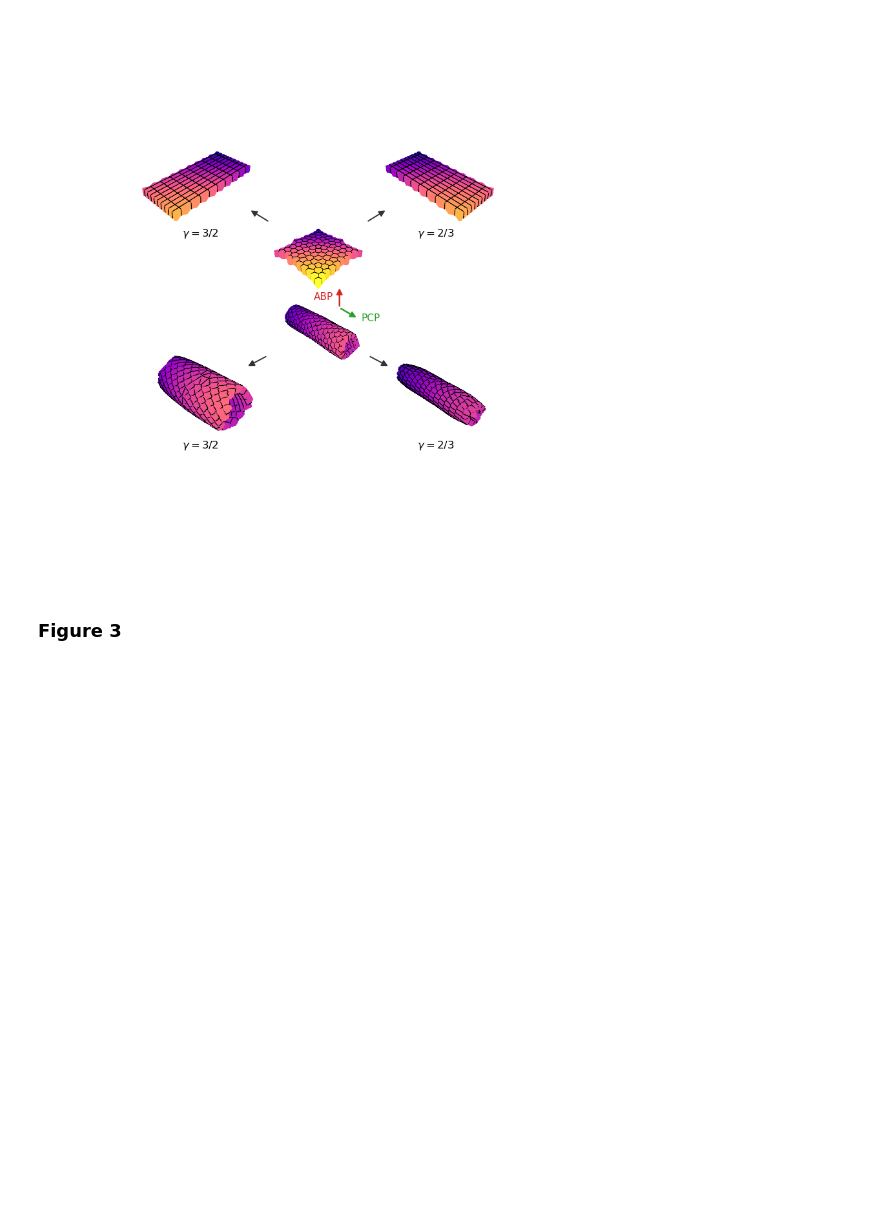
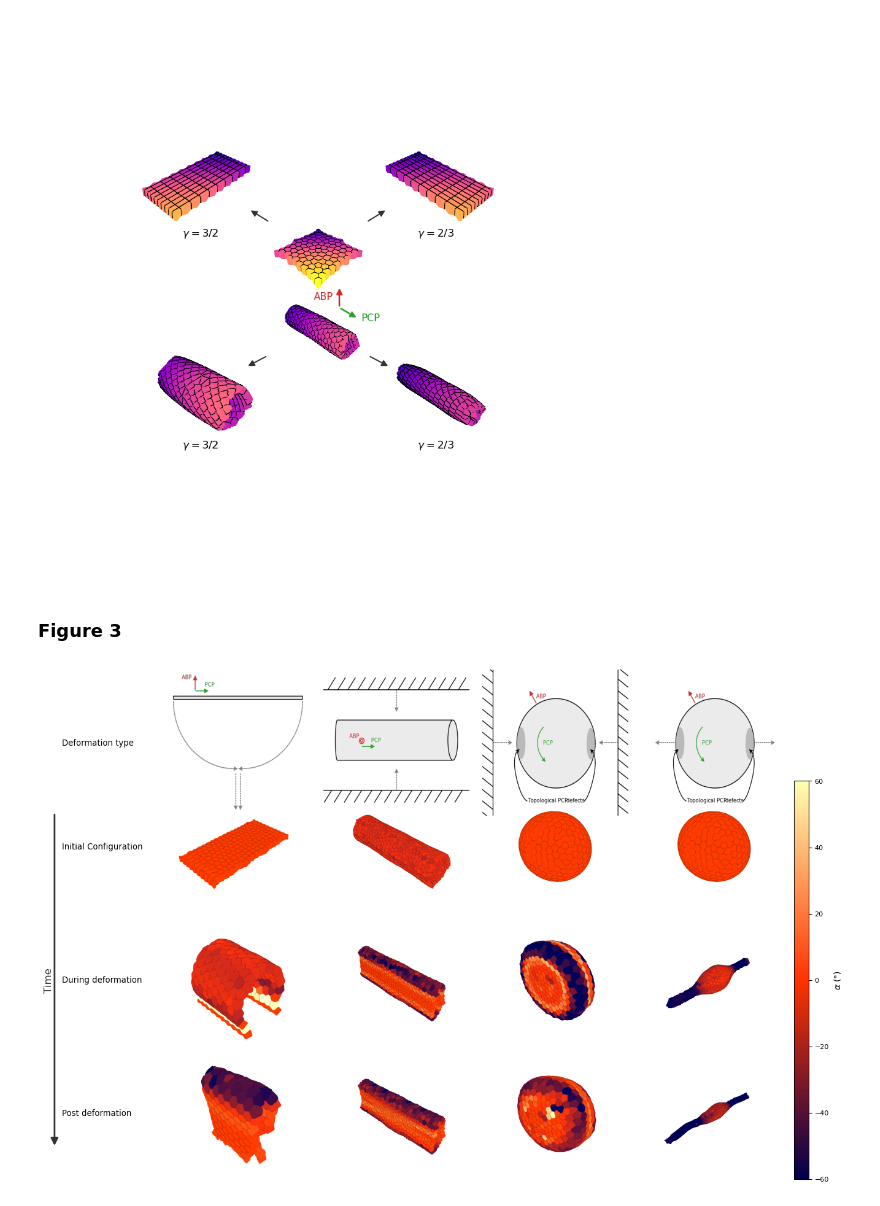
Before and after one commit to SebastianUtecht/dynamicCellModel, a Jupyter notebook: code/plotting.ipynb, the cells around one changed output. Cells and saved outputs as stored; diff of their text form; code cells hidden in the pictures; blank space fills up the shorter version.

```diff
--- a/code/plotting.ipynb
+++ b/code/plotting.ipynb
@@ -264,6 +265,14 @@ plt.show()
 ### Figure 3
 # %%
 FIG3_FOLDER = "24_06_Figure_data/fig3/"
+FIG3_SVG_FOLDER = "aff_illustrations/freealpha/svg"
+
+FIG3_SCHEMATIC_SVGS = [
+    f"{FIG3_SVG_FOLDER}/curved_stretching_freealpha.svg",
+    f"{FIG3_SVG_FOLDER}/squeezing_tube_freealpha.svg",
+    f"{FIG3_SVG_FOLDER}/squeezing_sphere_freealpha.svg",
+    f"{FIG3_SVG_FOLDER}/pullingsphere_freealpha.svg",
+]
 
 curve = np.load(FIG3_FOLDER + "curvedstretch_alphafree/data.pkl", allow_pickle=True)
 cylinder_sq = np.load(FIG3_FOLDER + "cylindersquish_alphafree/data.pkl", allow_pickle=True)
@@ -277,6 +286,7 @@ FIG3_COLUMNS = [
         "frames": [1, 120, 350],  # Initial / During / Post
         "rotation": None,
         "data": curve,
+        "schematic_scale": 1.7,
     },
     {
         "key": "cylinder_sq",
@@ -284,6 +294,7 @@ FIG3_COLUMNS = [
         "frames": [10, 200, 600],
         "rotation": {"axis": "x", "degrees": 90},
         "data": cylinder_sq,
+        "schematic_scale": 1.7,
     },
     {
         "key": "sphere_sq",
@@ -291,6 +302,7 @@ FIG3_COLUMNS = [
         "frames": [0, 100, 600],
         "rotation": None,
         "data": sphere_sq,
+        "schematic_scale": 1.7,
     },
     {
         "key": "sphere_pu",
@@ -298,5 +310,6 @@ FIG3_COLUMNS = [
         "frames": [0, 400, 1500],
         "rotation": None,
         "data": sphere_pu,
+        "schematic_scale": 1.7,
     },
 ]
@@ -303,12 +318,16 @@ FIG3_COLUMNS = [
 # %%
 fig3 = plot_deformation_comparison(
     FIG3_COLUMNS,
+    schematic_svgs=FIG3_SCHEMATIC_SVGS,
+    schematic_scale=1.4,  # >1 enlarges deformation-type SVGs; per-column via schematic_scale in FIG3_COLUMNS
     render_settings={
         **VORONOI_EDGE_SETTINGS,
         "border_cap": 1.0,
         "voronoi_edge_width": 2.0,
         "show_voronoi_edges": True,
     },
     output_path="fig_deformation_comparison.png",
 )
 plt.show()
+# %% [output]
+[figure, added]
```
Also changed, not shown: parts of 2 cells of this notebook, 5 other files.
